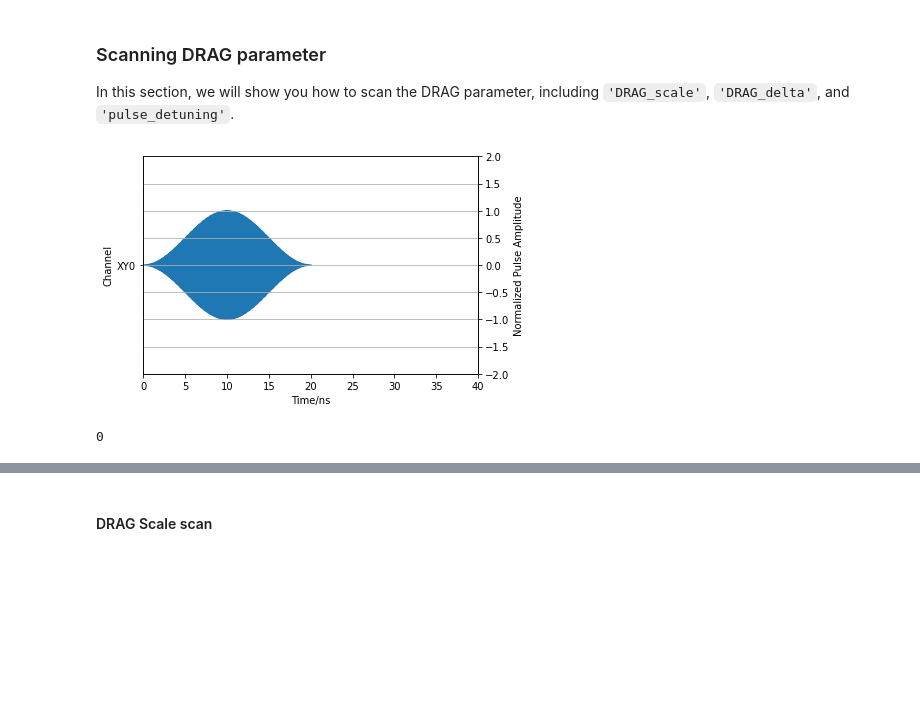
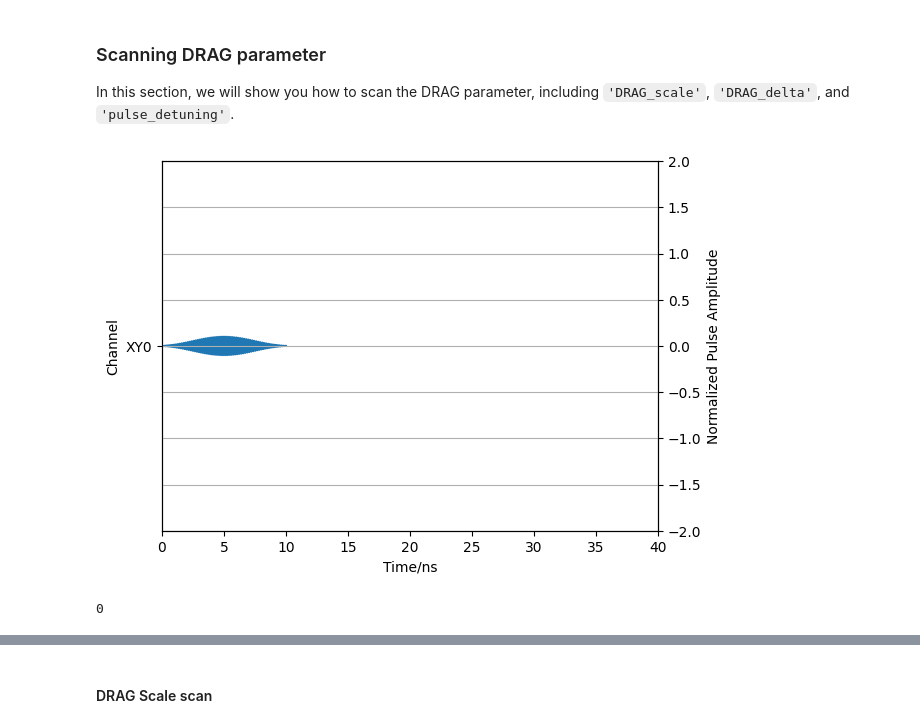
Before and after one commit to RunawayFancy/QuSim, a Jupyter notebook: Tutorial/transmon_tutorial/DRAG.ipynb, the cells around one changed output, grey strips where cells are left out. Saved outputs shown, nothing was run; the diff lists cells and outputs as text; code cells hidden in the pictures; blank space fills up the shorter version.

Commit message:
revise the DRAG

```diff
--- a/Tutorial/transmon_tutorial/DRAG.ipynb
+++ b/Tutorial/transmon_tutorial/DRAG.ipynb
@@ -179,36 +176,36 @@ r = 0
 gamma_list = None
 
 # Set up system class
 _system = qs.qubit_system(N, q_dim, w, alpha, r, gamma_list)
 
 state_0, E_0, index_0 = _system.get_eigenstates_energy((0,))
 state_1, E_1, index_1 = _system.get_eigenstates_energy((1,))
 state_2, E_2, index_2 = _system.get_eigenstates_energy((2,))
 
 simulation_option = {
     "simulation_time": 40, # ns
     "simulation_step": 10000,
     "initial_state": [qs.ket2dm(state_0)] # Do multiple simulation
 }
 pulse_sequence = [
     {
         'pulse_index': 1,
         'type': "XY",
         'pulse_shape': "cosine",
         't_delay': 0, # unit in ns
-        't_width': 20, # unit in ns
+        't_width': 10, # unit in ns
         't_plateau': 0, # unit in ns
         'freq': 6.3, # Carrier frequency, unit in GHz;
         'phase': 0, # Carrier phase, unit in rad
-        'amplitude': 0.05, # XY: Rabi freq; Z: biased frequency
+        'amplitude': 0.1, # XY: Rabi freq; Z: biased frequency
         'q_index': 0, # 0, 1, 2 ...
         'DRAG_scale': 1, # DRAG scale, ranges in [0,1]
-        'DRAG_delta': -0.0024736842, # DRAG detuning \Delta
-        'pulse_detuning': 0 # Pulse detuning correction, unit in GHz
+        'DRAG_delta': -0.2766917293, # DRAG detuning \Delta
+        'pulse_detuning': 0.0037593985 # Pulse detuning correction, unit in GHz
     }
 ]
 
 pl.plot_pulse_sequence(pulse_sequence, simulation_option)
 # %% [output]
-[figure, old version]
+[figure, new version]
 0
```
Also changed, not shown: parts of 14 cells of this notebook, 7 other files.
